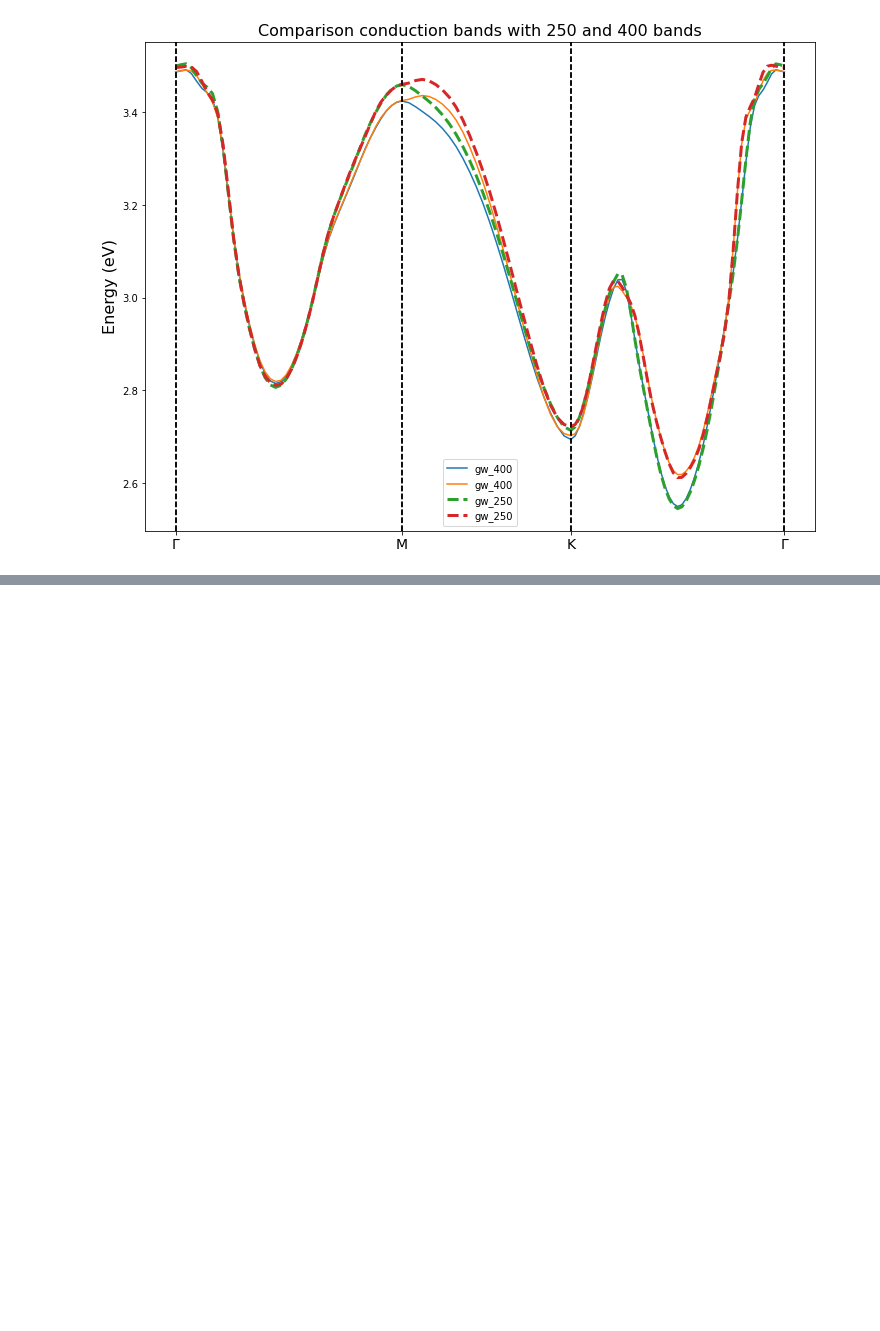
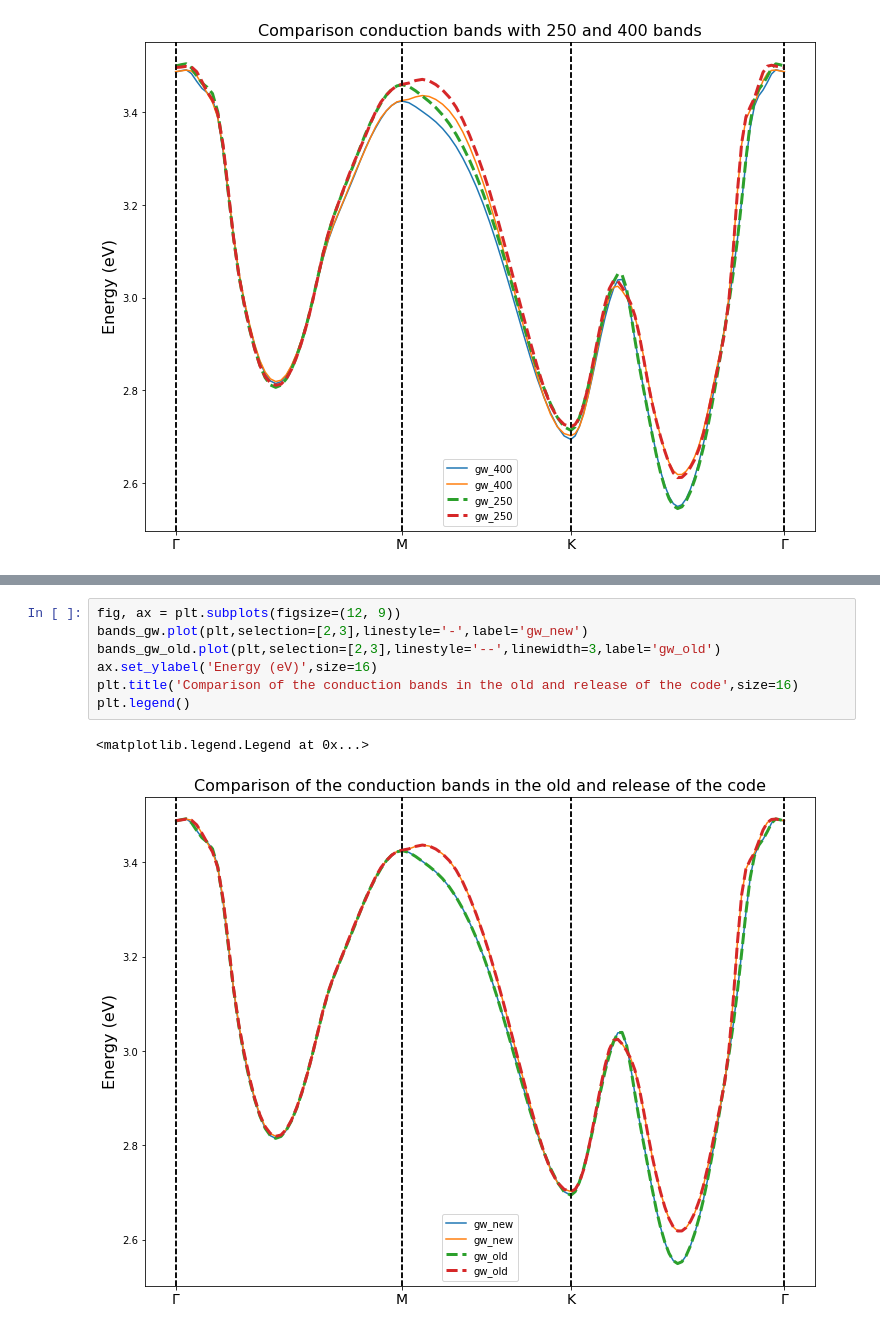
Before and after one commit to marcodalessandro76/MoS2, a Jupyter notebook: GW_Analysis.ipynb, the cells around one changed output, grey strips where cells are left out. Drawn from its saved outputs; the diff is of its cells as text; blank space fills up the shorter version.

```diff
--- a/GW_Analysis.ipynb
+++ b/GW_Analysis.ipynb
@@ -1588,0 +1813,10 @@ plt.legend()
+# %%
+fig, ax = plt.subplots(figsize=(12, 9))
+bands_gw.plot(plt,selection=[2,3],linestyle='-',label='gw_new')
+bands_gw_old.plot(plt,selection=[2,3],linestyle='--',linewidth=3,label='gw_old')
+ax.set_ylabel('Energy (eV)',size=16)
+plt.title('Comparison of the conduction bands in the old and release of the code',size=16)
+plt.legend()
+# %% [output]
+<matplotlib.legend.Legend at 0x...>
+[figure, added]
```
Also changed, not shown: parts of 89 cells of this notebook, 2 other files.
